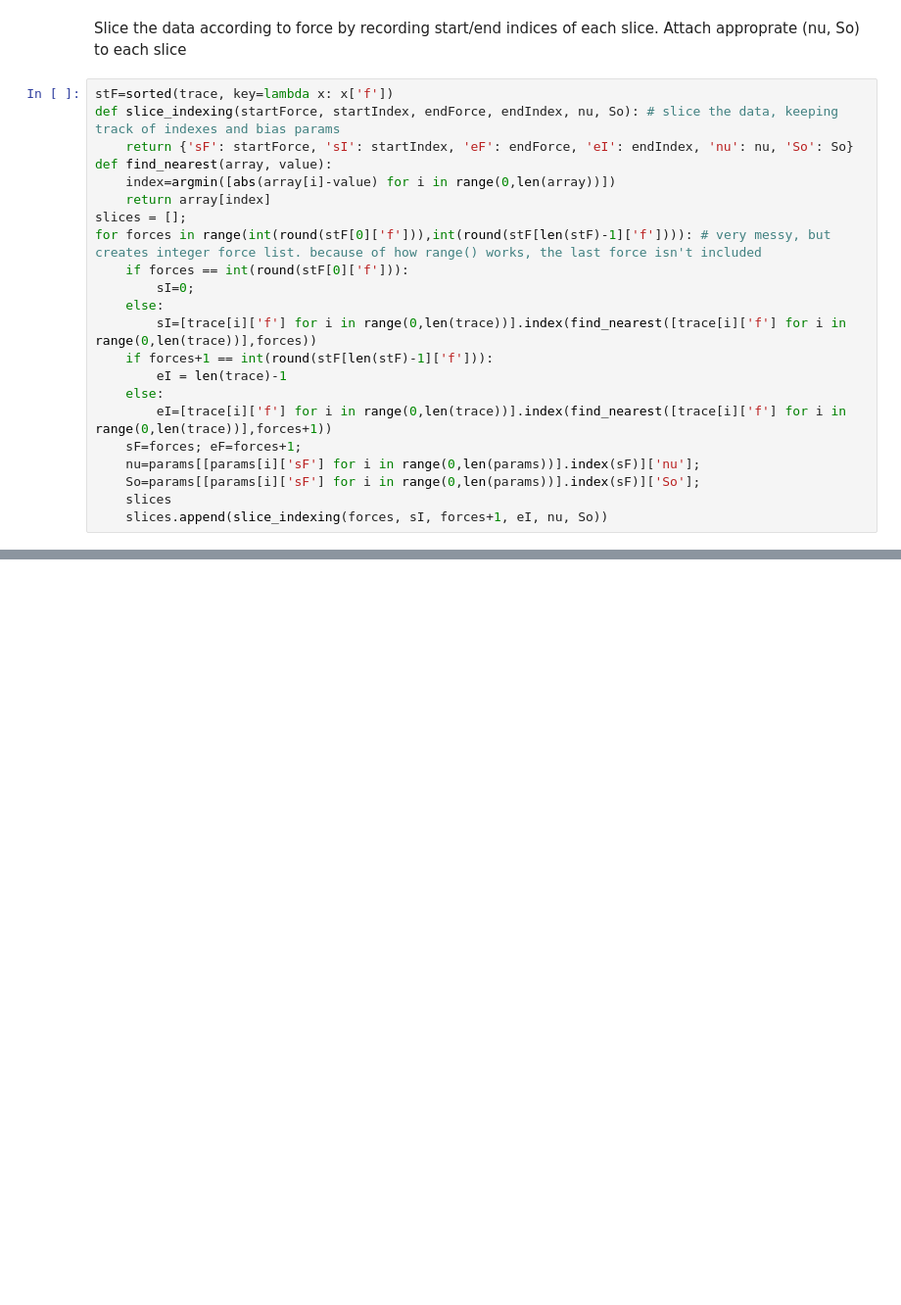
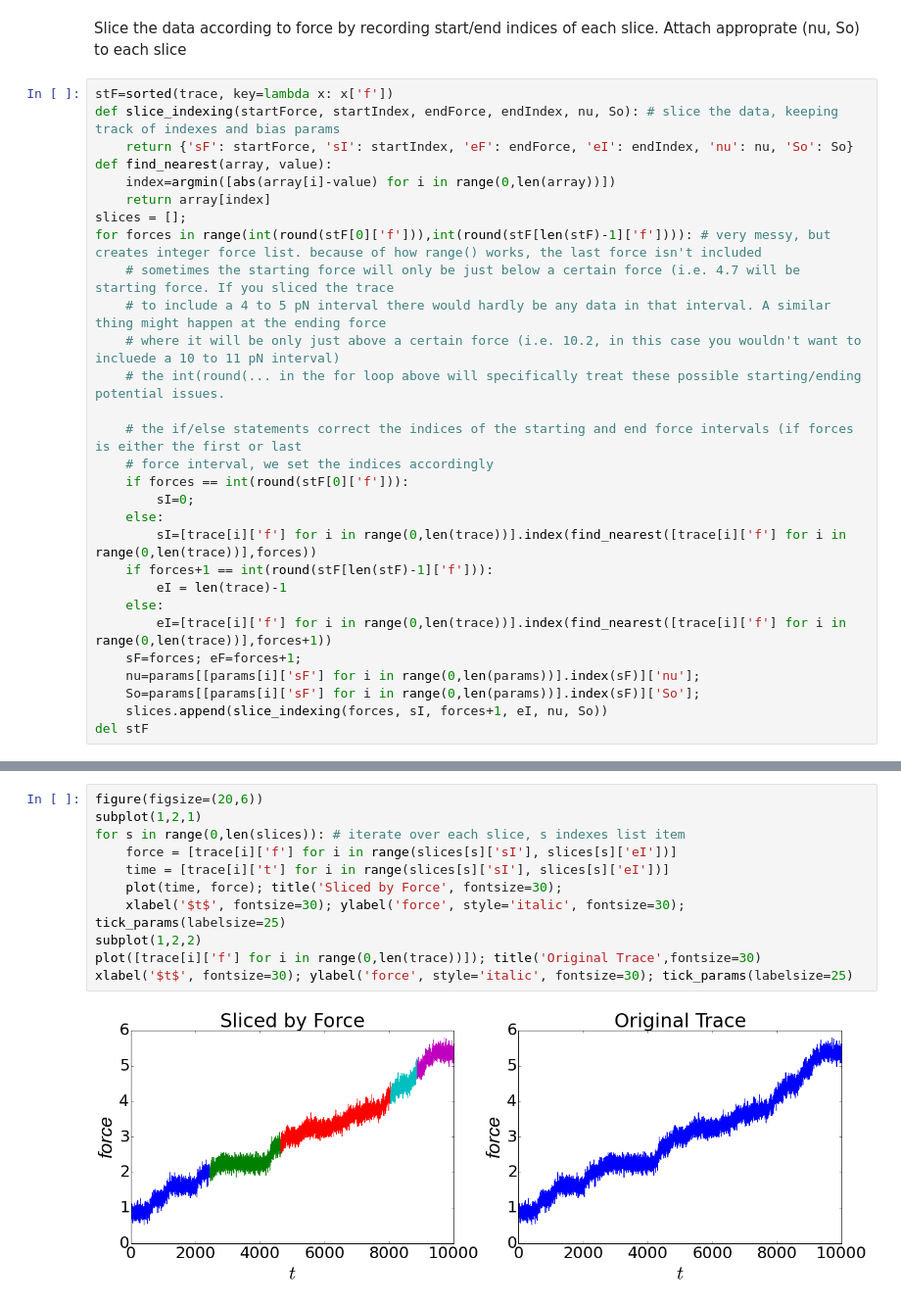
Before and after one commit to knyquist/iPython_NBs, a Jupyter notebook: SICPDevelopmentScheme.ipynb, the cells around one changed output, grey strips where cells are left out. Shown: that part at 98% size. Drawn from its saved outputs; the diff is of its cells as text; blank space fills up the shorter version.

Commit message:
finished data slicing and am now working on fitting

```diff
--- a/SICPDevelopmentScheme.ipynb
+++ b/SICPDevelopmentScheme.ipynb
@@ -117,6 +132,13 @@ def find_nearest(array, value):
     return array[index]
 slices = [];
 for forces in range(int(round(stF[0]['f'])),int(round(stF[len(stF)-1]['f']))): # very messy, but creates integer force list. because of how range() works, the last force isn't included
+    # sometimes the starting force will only be just below a certain force (i.e. 4.7 will be starting force. If you sliced the trace
+    # to include a 4 to 5 pN interval there would hardly be any data in that interval. A similar thing might happen at the ending force
+    # where it will be only just above a certain force (i.e. 10.2, in this case you wouldn't want to incluede a 10 to 11 pN interval)
+    # the int(round(... in the for loop above will specifically treat these possible starting/ending potential issues.
+
+    # the if/else statements correct the indices of the starting and end force intervals (if forces is either the first or last
+    # force interval, we set the indices accordingly
     if forces == int(round(stF[0]['f'])):
         sI=0;
     else:
@@ -128,5 +150,5 @@ for forces in range(int(round(stF[0]['f'])),int(round(stF[len(stF)-1]['f']))): #
     sF=forces; eF=forces+1;
     nu=params[[params[i]['sF'] for i in range(0,len(params))].index(sF)]['nu'];
     So=params[[params[i]['sF'] for i in range(0,len(params))].index(sF)]['So'];
-    slices
     slices.append(slice_indexing(forces, sI, forces+1, eI, nu, So))
+del stF
@@ -132,0 +163,13 @@ for forces in range(int(round(stF[0]['f'])),int(round(stF[len(stF)-1]['f']))): #
+# %%
+figure(figsize=(20,6))
+subplot(1,2,1)
+for s in range(0,len(slices)): # iterate over each slice, s indexes list item
+    force = [trace[i]['f'] for i in range(slices[s]['sI'], slices[s]['eI'])]
+    time = [trace[i]['t'] for i in range(slices[s]['sI'], slices[s]['eI'])]
+    plot(time, force); title('Sliced by Force', fontsize=30);
+    xlabel('$t$', fontsize=30); ylabel('force', style='italic', fontsize=30); tick_params(labelsize=25)
+subplot(1,2,2)
+plot([trace[i]['f'] for i in range(0,len(trace))]); title('Original Trace',fontsize=30)
+xlabel('$t$', fontsize=30); ylabel('force', style='italic', fontsize=30); tick_params(labelsize=25)
+# %% [output]
+[figure, added]
```
Also changed, not shown: parts of 6 cells of this notebook.
